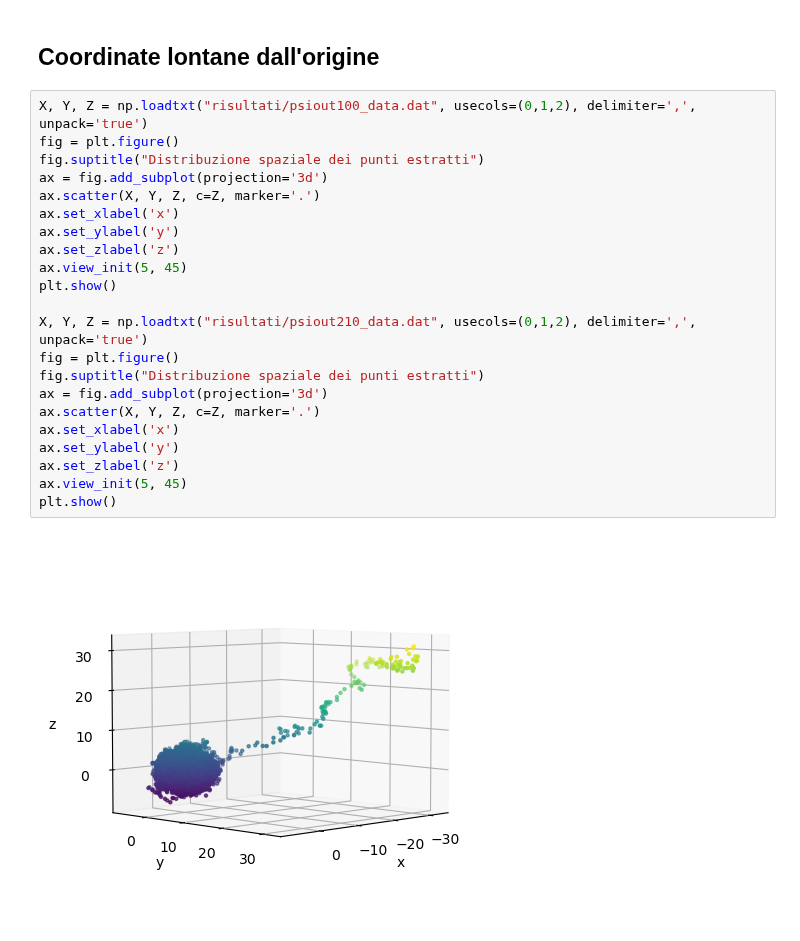
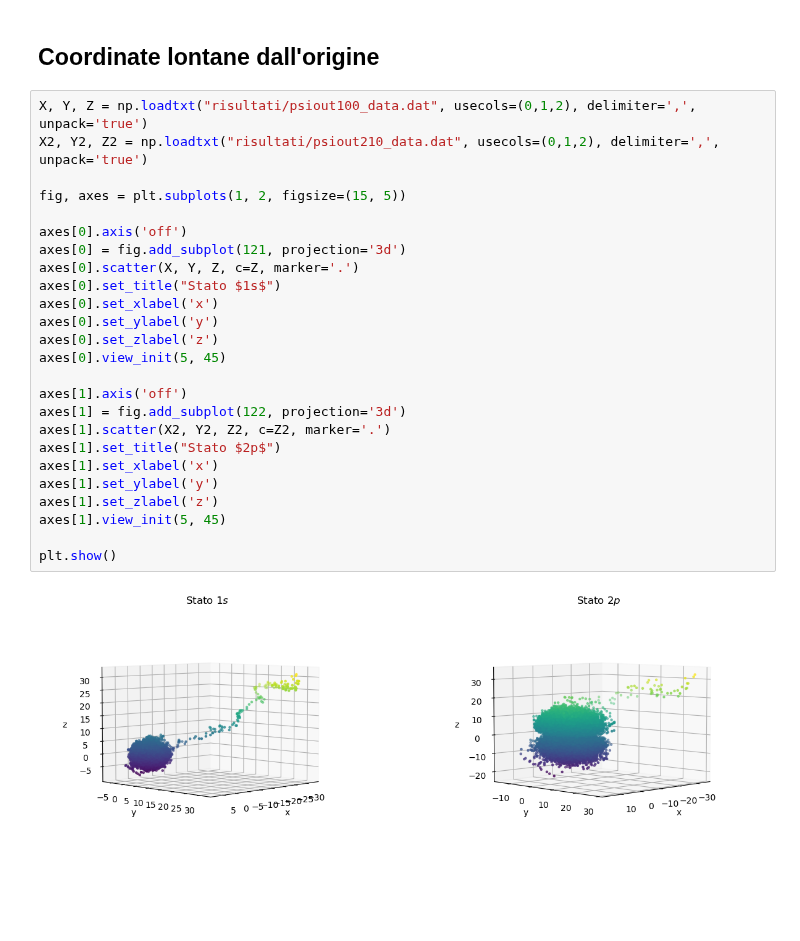
Before and after one commit to paolo-magnani/Esercizi_LSN, a Jupyter notebook: Es05/Paolo_Magnani_Esercitazione_5.ipynb, the cells around one changed output. Drawn from its saved outputs; the diff is of its cells as text; blank space fills up the shorter version.

```diff
--- a/Es05/Paolo_Magnani_Esercitazione_5.ipynb
+++ b/Es05/Paolo_Magnani_Esercitazione_5.ipynb
@@ -195,25 +178,28 @@ plt.show()
 ## Coordinate lontane dall'origine
 # %%
 X, Y, Z = np.loadtxt("risultati/psiout100_data.dat", usecols=(0,1,2), delimiter=',', unpack='true')
-fig = plt.figure()
-fig.suptitle("Distribuzione spaziale dei punti estratti")
-ax = fig.add_subplot(projection='3d')
-ax.scatter(X, Y, Z, c=Z, marker='.')
-ax.set_xlabel('x')
-ax.set_ylabel('y')
-ax.set_zlabel('z')
-ax.view_init(5, 45)
+X2, Y2, Z2 = np.loadtxt("risultati/psiout210_data.dat", usecols=(0,1,2), delimiter=',', unpack='true')
+
+fig, axes = plt.subplots(1, 2, figsize=(15, 5))
+
+axes[0].axis('off')
+axes[0] = fig.add_subplot(121, projection='3d')
+axes[0].scatter(X, Y, Z, c=Z, marker='.')
+axes[0].set_title("Stato $1s$")
+axes[0].set_xlabel('x')
+axes[0].set_ylabel('y')
+axes[0].set_zlabel('z')
+axes[0].view_init(5, 45)
+
+axes[1].axis('off')
+axes[1] = fig.add_subplot(122, projection='3d')
+axes[1].scatter(X2, Y2, Z2, c=Z2, marker='.')
+axes[1].set_title("Stato $2p$")
+axes[1].set_xlabel('x')
+axes[1].set_ylabel('y')
+axes[1].set_zlabel('z')
+axes[1].view_init(5, 45)
+
 plt.show()
-
-X, Y, Z = np.loadtxt("risultati/psiout210_data.dat", usecols=(0,1,2), delimiter=',', unpack='true')
-fig = plt.figure()
-fig.suptitle("Distribuzione spaziale dei punti estratti")
-ax = fig.add_subplot(projection='3d')
-ax.scatter(X, Y, Z, c=Z, marker='.')
-ax.set_xlabel('x')
-ax.set_ylabel('y')
-ax.set_zlabel('z')
-ax.view_init(5, 45)
-plt.show()
 # %% [output]
-[figure, old version]
+[figure, new version]
```
Also changed, not shown: parts of 4 cells of this notebook, 13 other files.
